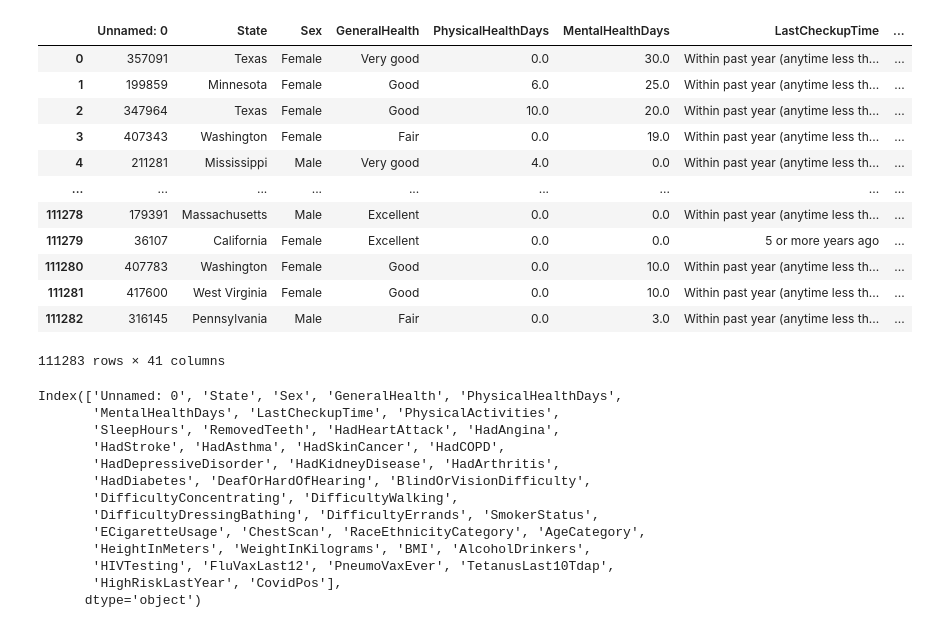
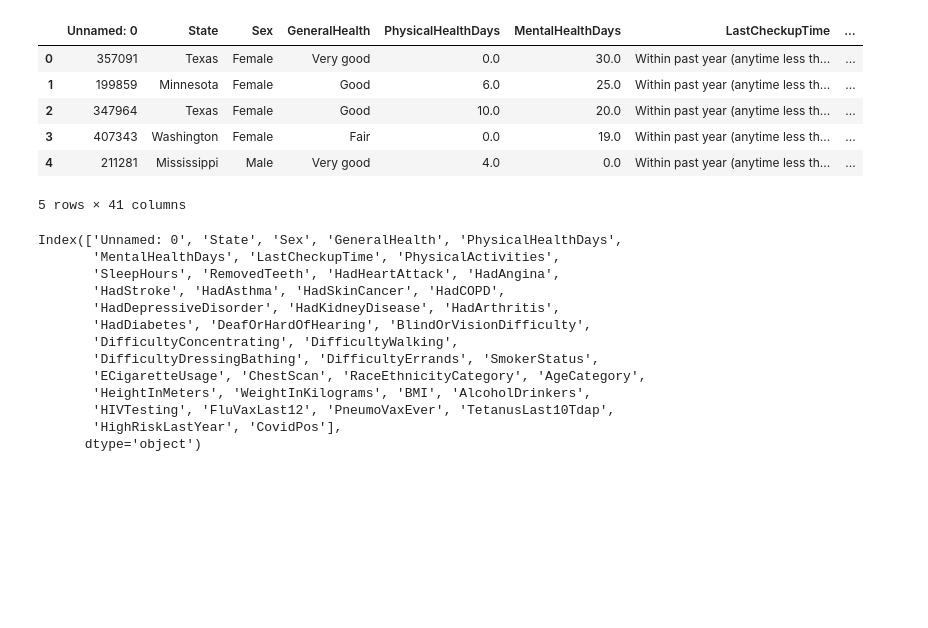
Before and after one commit to Jeff-Gielniak/Health-Correlation-Investigation-Python, a Jupyter notebook: Cleaned_data Q4 States.ipynb, the cells around one changed output. Cells and saved outputs as stored; diff of their text form; code cells hidden in the pictures; blank space fills up the shorter version.

```diff
--- a/Cleaned_data Q4 States.ipynb
+++ b/Cleaned_data Q4 States.ipynb
@@ -17,26 +17,20 @@ from scipy.stats import linregress
 # %%
 # Specify the path to your CSV file
 csvpath = 'Resources/reduced.csv'
 
 # Read the CSV file into a DataFrame
 data = pd.read_csv(csvpath)
 data_df = pd.DataFrame(data)
 # Display the DataFrame
-data_df
+data_df.head()
 # %% [output]
 |  | Unnamed: 0 | State | Sex | GeneralHealth | PhysicalHealthDays | MentalHealthDays | LastCheckupTime | ... |
 | 0 | 357091 | Texas | Female | Very good | 0.0 | 30.0 | Within past year (anytime less th... | ... |
 | 1 | 199859 | Minnesota | Female | Good | 6.0 | 25.0 | Within past year (anytime less th... | ... |
 | 2 | 347964 | Texas | Female | Good | 10.0 | 20.0 | Within past year (anytime less th... | ... |
 | 3 | 407343 | Washington | Female | Fair | 0.0 | 19.0 | Within past year (anytime less th... | ... |
 | 4 | 211281 | Mississippi | Male | Very good | 4.0 | 0.0 | Within past year (anytime less th... | ... |
-| ... | ... | ... | ... | ... | ... | ... | ... | ... |
-| 111278 | 179391 | Massachusetts | Male | Excellent | 0.0 | 0.0 | Within past year (anytime less th... | ... |
-| 111279 | 36107 | California | Female | Excellent | 0.0 | 0.0 | 5 or more years ago | ... |
-| 111280 | 407783 | Washington | Female | Good | 0.0 | 10.0 | Within past year (anytime less th... | ... |
-| 111281 | 417600 | West Virginia | Female | Good | 0.0 | 10.0 | Within past year (anytime less th... | ... |
-| 111282 | 316145 | Pennsylvania | Male | Fair | 0.0 | 3.0 | Within past year (anytime less th... | ... |
-111283 rows × 41 columns
+5 rows × 41 columns
 # %%
 print(data_df.columns)
 # %% [output]
```
Also changed, not shown: parts of 15 cells of this notebook, 7 other files.
